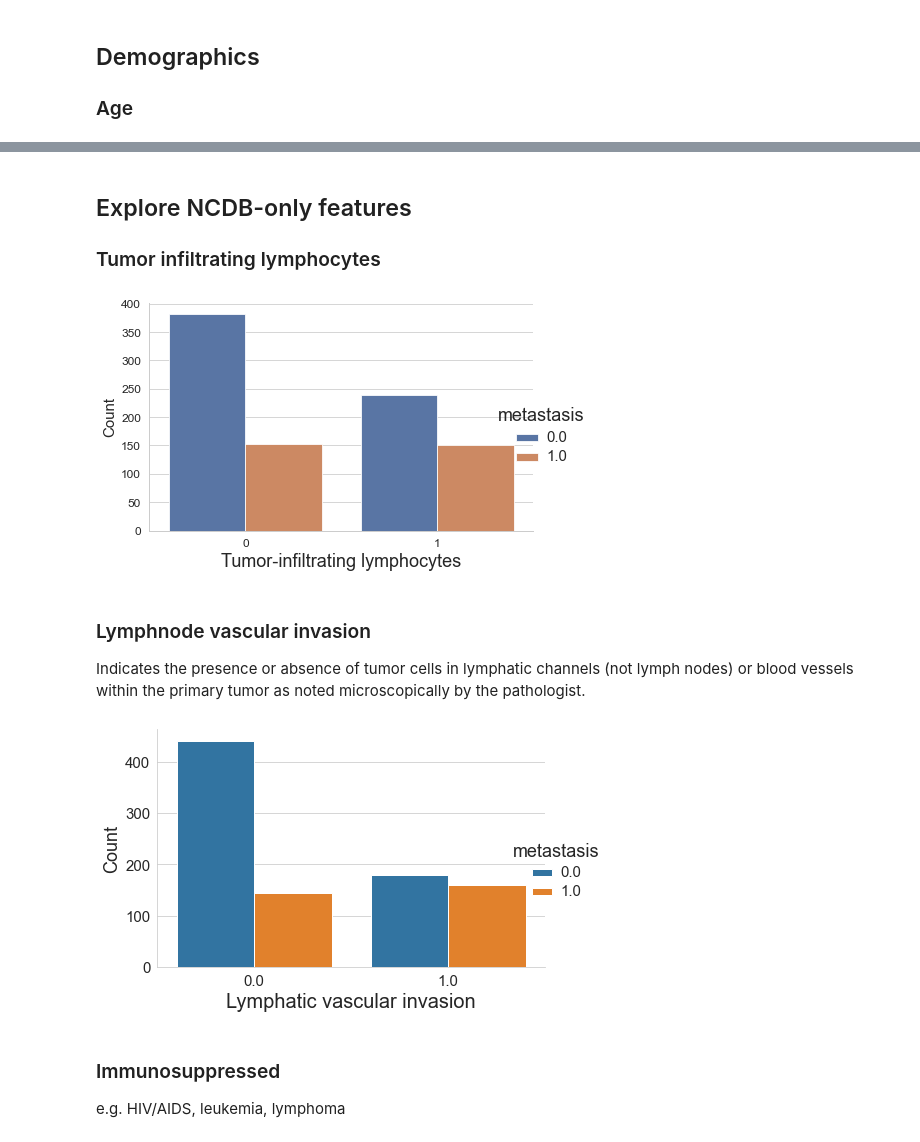
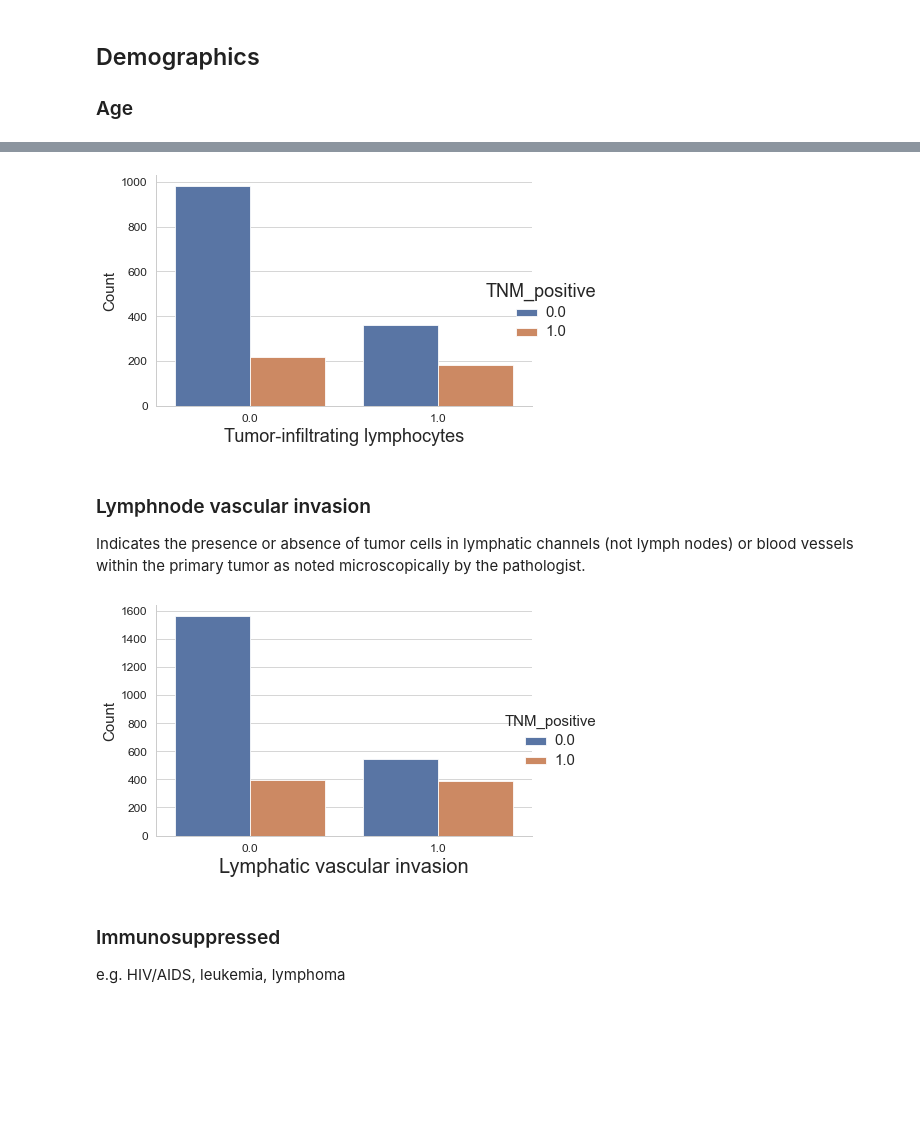
Before and after one commit to mvantieghem/mcc_metastasis, a Jupyter notebook: notebooks/02_exploring_data.ipynb, the cells around one changed output, grey strips where cells are left out. Saved outputs shown, nothing was run; the diff lists cells and outputs as text; code cells hidden in the pictures; blank space fills up the shorter version.

```diff
--- a/notebooks/02_exploring_data.ipynb
+++ b/notebooks/02_exploring_data.ipynb
@@ -23,0 +22,7 @@ df = pd.read_csv("../data/cleaned/NCDB_cleaned_N924.csv")
+# %%
+df = pd.read_csv("../data/cleaned/NCDB_cleaned_all_cases.csv")
+# select only features for analysis
+df = df[['metastasis', 'TNM_positive', 'AGE', 'tumor_size', 'tumor_depth', 'tumor_site', 'SEX',
+               'tumor_lymphocytes', 'lymph_vasc_invasion', 'immuno_suppressed']]
+df_complete = df.dropna(axis = 0)
+df.head()
@@ -92,9 +174,6 @@ plt.savefig('../figures/age_and_mets.png', bbox_inches = 'tight')
 # %%
-# how to change labels...
-df['Sex'] = df.SEX.apply(lambda x: 'Male' if x == 1 else 'Female').astype('category')
-
 g= sns.catplot(data = df,  x = "Sex", kind = "count",
-                     hue = "metastasis", height = 6)
+                     hue = "TNM_positive", height = 6)
 plt.xlabel("", size =  20)
 plt.ylabel ("Count",  size = 18)
 plt.xticks(fontsize = 15)
@@ -102,5 +181,5 @@ plt.yticks(fontsize = 15)
 plt.title("Sex in NCDB", size = 20)
 plt.setp(g._legend.get_title(), fontsize = 18)
 plt.setp(g._legend.get_texts(), fontsize = 15)
-plt.savefig('../figures/sex_and_mets.png', bbox_inches = 'tight')
+plt.savefig('../figures/sex_and_TNM_positive.png', bbox_inches = 'tight')
 # %% [output]
@@ -108,35 +187,31 @@ plt.savefig('../figures/sex_and_mets.png', bbox_inches = 'tight')
-# %% [markdown]
-## Explore NCDB-only features
-### Tumor infiltrating lymphocytes
 # %%
 g= sns.catplot(data = df,
                      x = "tumor_lymphocytes", kind = "count",
-                     hue = "metastasis", height = 4, aspect = 1.5 )
+                     hue = "TNM_positive", height = 4, aspect = 1.5 )
 plt.xlabel("Tumor-infiltrating lymphocytes", size = 18)
 plt.ylabel ("Count",  size = 15)
 plt.xticks(fontsize = 12)
 plt.yticks(fontsize = 12)
 plt.setp(g._legend.get_title(), fontsize = 18)
 plt.setp(g._legend.get_texts(), fontsize = 15)
-plt.savefig('../figures/tumor_lymphocytes.png', bbox_inches = 'tight')
+plt.savefig('../figures/tumor_lymphocytes_TNM_positive.png', bbox_inches = 'tight')
 # %% [output]
-[figure, old version]
+[figure, new version]
 # %% [markdown]
 ### Lymphnode vascular invasion
 Indicates the presence or absence of tumor cells in lymphatic channels (not lymph nodes) or blood vessels within the primary tumor as noted microscopically by the pathologist.
 # %%
-
 g= sns.catplot(data = df, x = "lymph_vasc_invasion", kind = "count",
-                     hue = "metastasis", height = 4, aspect = 1.5)
+                     hue = "TNM_positive", height = 4, aspect = 1.5)
 plt.xlabel("Lymphatic vascular invasion", size =  20)
 plt.ylabel ("Count",  size = 15)
 plt.xticks(fontsize = 12)
 plt.yticks(fontsize = 12)
 plt.setp(g._legend.get_title(), fontsize = 15)
 plt.setp(g._legend.get_texts(), fontsize = 15)
-plt.savefig('../figures/tumor_lymph_vasc_invasion.png', bbox_inches = 'tight')
+plt.savefig('../figures/tumor_lymph_vasc_invasion_TNM_positive.png', bbox_inches = 'tight')
 # %% [output]
-[figure, old version]
+[figure, new version]
 # %% [markdown]
 ### Immunosuppressed
 
```
Also changed, not shown: parts of 21 cells of this notebook, 40 other files.
